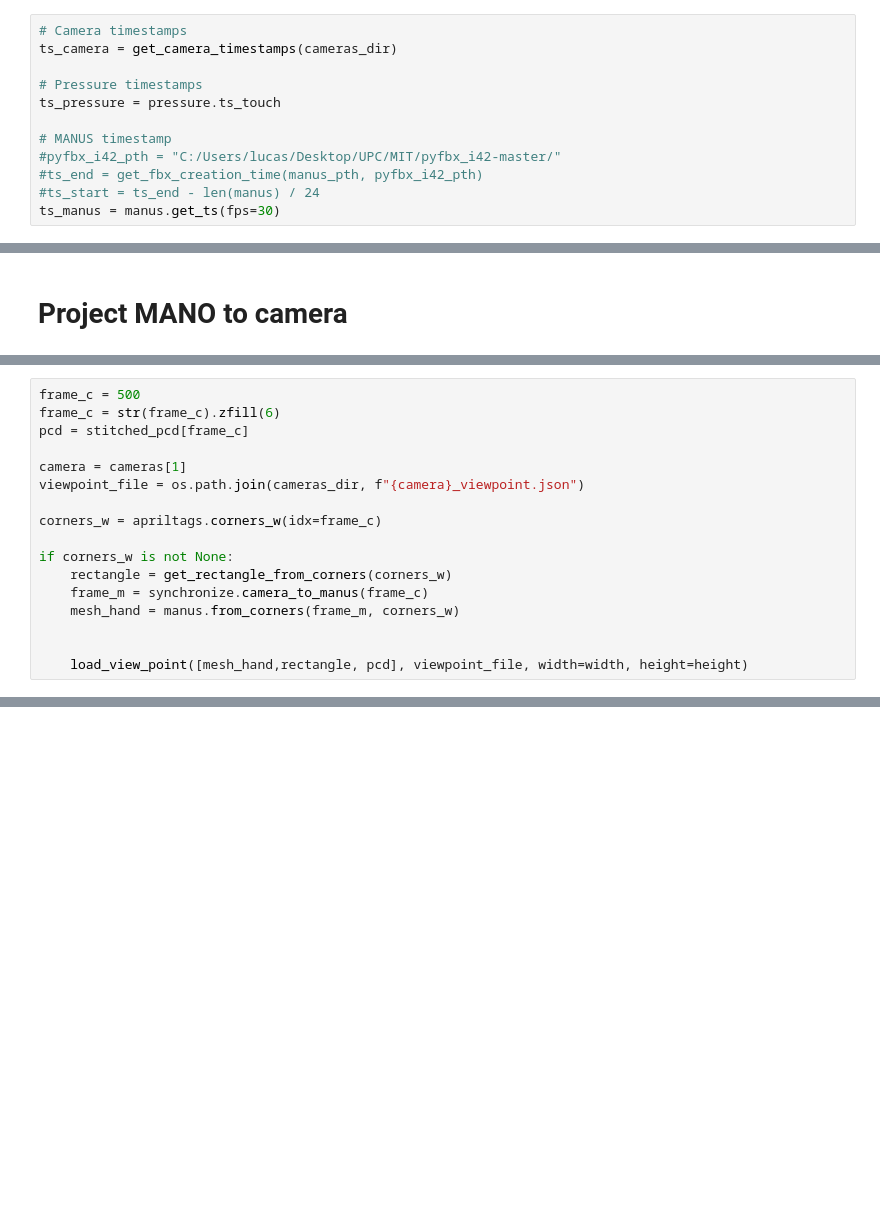
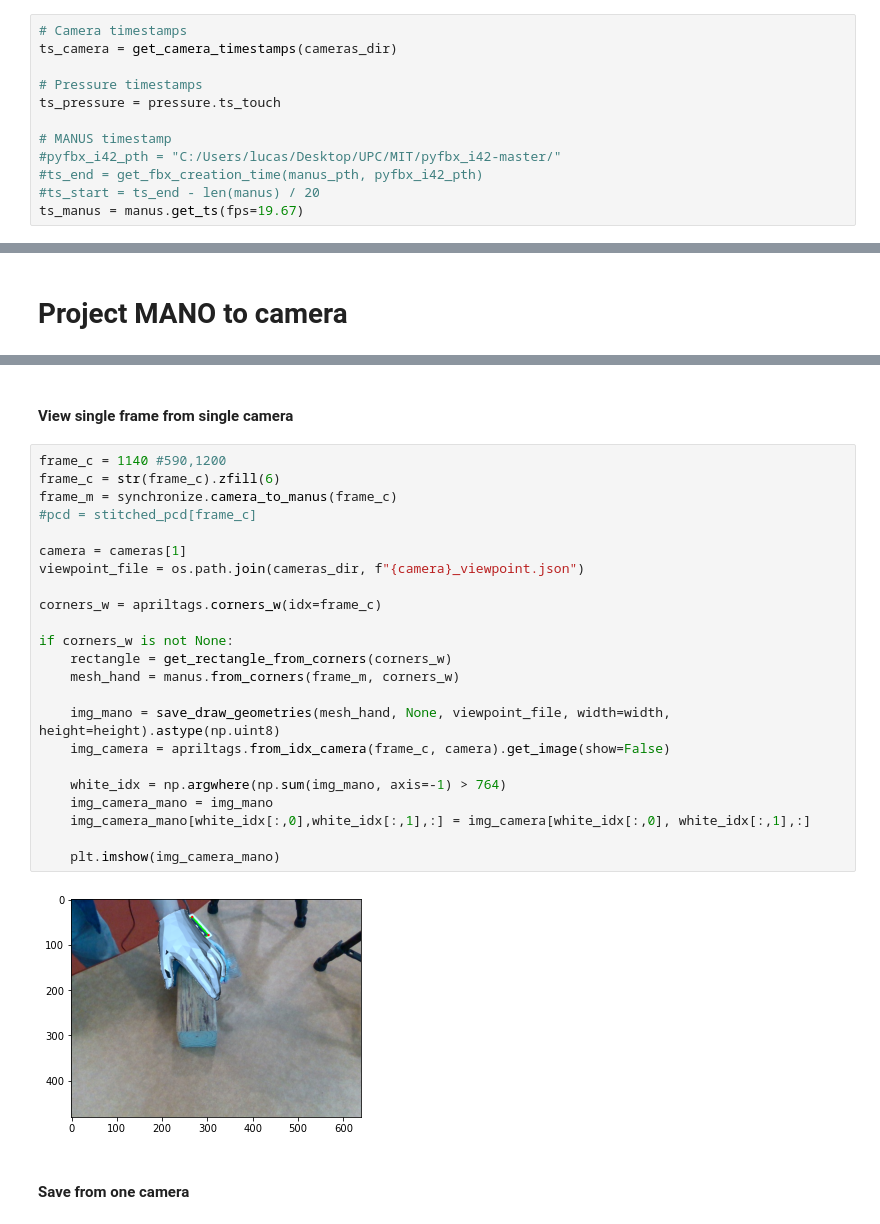
Before and after one commit to lucas-ventura/tactile2object, a Jupyter notebook: intrinsics_extrinsics/fit_MANO_to_hand.ipynb, the cells around one changed output, grey strips where cells are left out. Drawn from its saved outputs; the diff is of its cells as text; blank space fills up the shorter version.

Commit message:
Save mano projected to camera frame with apriltag

```diff
--- a/intrinsics_extrinsics/fit_MANO_to_hand.ipynb
+++ b/intrinsics_extrinsics/fit_MANO_to_hand.ipynb
@@ -76,8 +77,8 @@ ts_pressure = pressure.ts_touch
 # MANUS timestamp
 #pyfbx_i42_pth = "C:/Users/lucas/Desktop/UPC/MIT/pyfbx_i42-master/"
 #ts_end = get_fbx_creation_time(manus_pth, pyfbx_i42_pth)
-#ts_start = ts_end - len(manus) / 24
-ts_manus = manus.get_ts(fps=30)
+#ts_start = ts_end - len(manus) / 20
+ts_manus = manus.get_ts(fps=19.67)
 # %% [markdown]
 #### Find pressure camera offset
 # %%
@@ -136,17 +125,0 @@ cy = height / 2 - 0.5
-# %%
-frame_c = 500
-frame_c = str(frame_c).zfill(6)
-pcd = stitched_pcd[frame_c]
-
-camera = cameras[1]
-viewpoint_file = os.path.join(cameras_dir, f"{camera}_viewpoint.json")
-
-corners_w = apriltags.corners_w(idx=frame_c)
-
-if corners_w is not None:
-    rectangle = get_rectangle_from_corners(corners_w)
-    frame_m = synchronize.camera_to_manus(frame_c)
-    mesh_hand = manus.from_corners(frame_m, corners_w)
-
-
-    load_view_point([mesh_hand,rectangle, pcd], viewpoint_file, width=width, height=height)
@@ -174,0 +143,29 @@ a
+# %% [markdown]
+#### View single frame from single camera
+# %%
+frame_c = 1140 #590,1200
+frame_c = str(frame_c).zfill(6)
+frame_m = synchronize.camera_to_manus(frame_c)
+#pcd = stitched_pcd[frame_c]
+
+camera = cameras[1]
+viewpoint_file = os.path.join(cameras_dir, f"{camera}_viewpoint.json")
+
+corners_w = apriltags.corners_w(idx=frame_c)
+
+if corners_w is not None:
+    rectangle = get_rectangle_from_corners(corners_w)
+    mesh_hand = manus.from_corners(frame_m, corners_w)
+
+    img_mano = save_draw_geometries(mesh_hand, None, viewpoint_file, width=width, height=height).astype(np.uint8)
+    img_camera = apriltags.from_idx_camera(frame_c, camera).get_image(show=False)
+
+    white_idx = np.argwhere(np.sum(img_mano, axis=-1) > 764)
+    img_camera_mano = img_mano
+    img_camera_mano[white_idx[:,0],white_idx[:,1],:] = img_camera[white_idx[:,0], white_idx[:,1],:]
+
+    plt.imshow(img_camera_mano)
+# %% [output]
+[figure, added]
+# %% [markdown]
+#### Save from one camera
```
Also changed, not shown: parts of 10 cells of this notebook.
